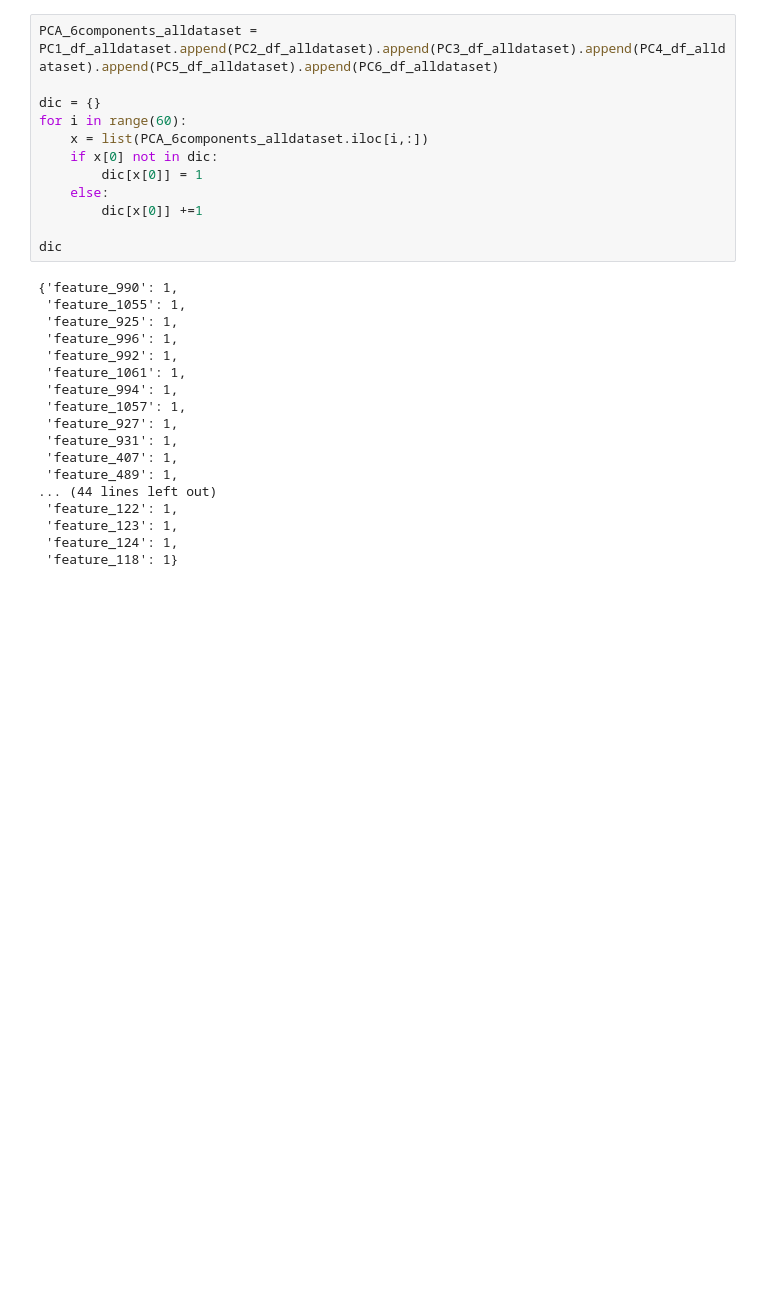
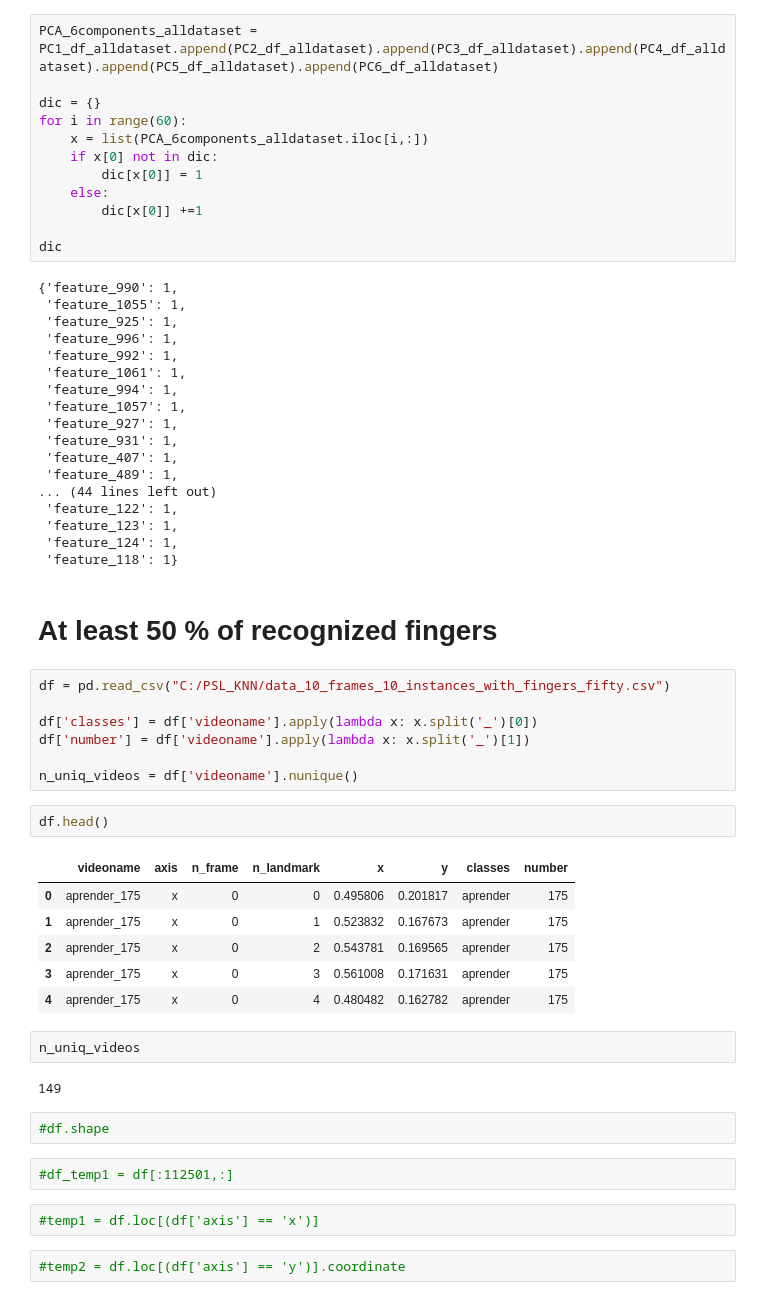
Before and after one commit to BrendaTafurA/PSL-GAN-ad521b837aa1cabd3bbc6e72459104d0ca7cb72a, a Jupyter notebook: pose_and_hand_model/10_frames/filtering/with_PCA/all_dataset.ipynb, the cells around one changed output. Drawn from its saved outputs; the diff is of its cells as text; blank space fills up the shorter version.

```diff
--- a/pose_and_hand_model/10_frames/filtering/with_PCA/all_dataset.ipynb
+++ b/pose_and_hand_model/10_frames/filtering/with_PCA/all_dataset.ipynb
@@ -943,3 +943,33 @@ dic
  'feature_123': 1,
  'feature_124': 1,
  'feature_118': 1}
+# %% [markdown]
+# At least 50 % of recognized fingers
+# %%
+df = pd.read_csv("C:/PSL_KNN/data_10_frames_10_instances_with_fingers_fifty.csv")
+
+df['classes'] = df['videoname'].apply(lambda x: x.split('_')[0])
+df['number'] = df['videoname'].apply(lambda x: x.split('_')[1])
+
+n_uniq_videos = df['videoname'].nunique()
+# %%
+df.head()
+# %% [output]
+|  | videoname | axis | n_frame | n_landmark | x | y | classes | number |
+| 0 | aprender_175 | x | 0 | 0 | 0.495806 | 0.201817 | aprender | 175 |
+| 1 | aprender_175 | x | 0 | 1 | 0.523832 | 0.167673 | aprender | 175 |
+| 2 | aprender_175 | x | 0 | 2 | 0.543781 | 0.169565 | aprender | 175 |
+| 3 | aprender_175 | x | 0 | 3 | 0.561008 | 0.171631 | aprender | 175 |
+| 4 | aprender_175 | x | 0 | 4 | 0.480482 | 0.162782 | aprender | 175 |
+# %%
+n_uniq_videos
+# %% [output]
+149
+# %%
+#df.shape
+# %%
+#df_temp1 = df[:112501,:]
+# %%
+#temp1 = df.loc[(df['axis'] == 'x')]
+# %%
+#temp2 = df.loc[(df['axis'] == 'y')].coordinate
```
Also changed, not shown: parts of 20 cells of this notebook, 7 other files.
